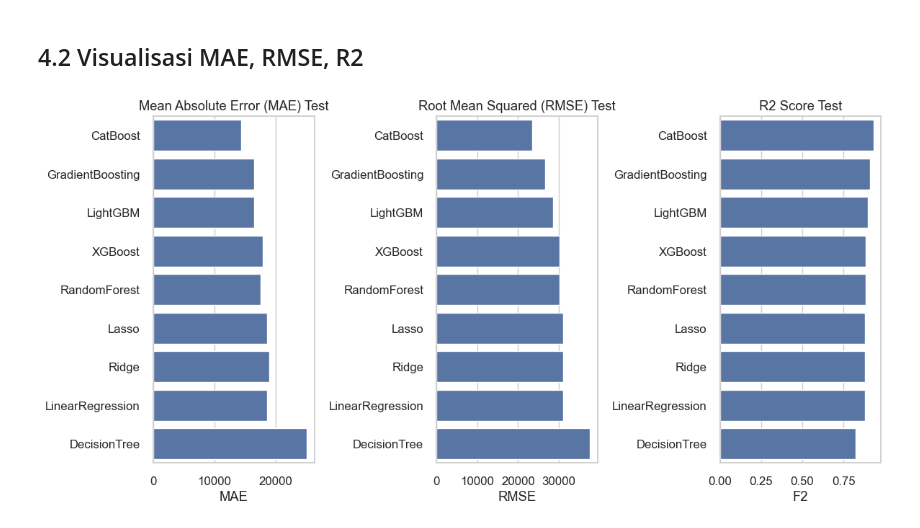
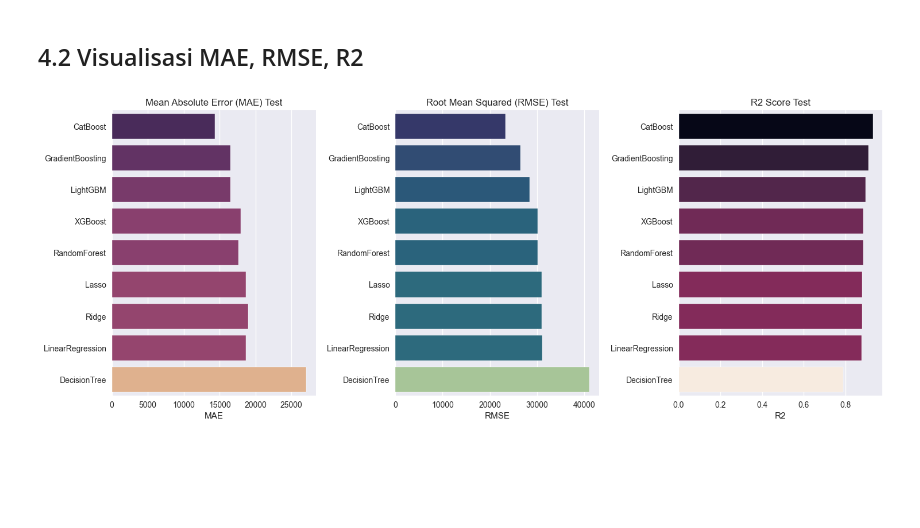
Before and after one commit to SuwandiRamadhan/Bootcamp-AI, a Jupyter notebook: Weekly Assignment 1/Tugas_AmesHousing.ipynb, the cells around one changed output. Drawn from its saved outputs; the diff is of its cells as text; code cells hidden in the pictures; blank space fills up the shorter version.

```diff
--- a/Weekly Assignment 1/Tugas_AmesHousing.ipynb
+++ b/Weekly Assignment 1/Tugas_AmesHousing.ipynb
@@ -732,37 +733,36 @@ print(results_df)
 # %%
 results_filtered = results_df[results_df['R2 Test'] > 0]
 
 # Sort berdasarkan MAE terkecil
 results_df.sort_values(by='MAE Test')
-
-plt.figure(figsize=(12, 6))
-sns.set(style='whitegrid', font_scale=1.1)
+plt.figure(figsize=(15, 6))
 
 # MAE Test
 plt.subplot(131)
-sns.barplot(x='MAE Test', y='Model', data=results_df)
+sns.barplot(x='MAE Test', y='Model', data=results_df, hue='R2 Test', palette='flare')
 plt.title('Mean Absolute Error (MAE) Test')
+plt.legend().set_visible(False)
 plt.xlabel('MAE')
 plt.ylabel('')
 
 
 # RMSE Test
 plt.subplot(132)
-sns.barplot(x='RMSE Test', y='Model', data=results_df)
+sns.barplot(x='RMSE Test', y='Model', data=results_df, hue='R2 Test', palette='crest')
 plt.title('Root Mean Squared (RMSE) Test')
+plt.legend().set_visible(False)
 plt.xlabel('RMSE')
 plt.ylabel('')
 
 
 # R² Test
 plt.subplot(133)
-sns.barplot(x='R2 Test', y='Model', data=results_df)
+sns.barplot(x='R2 Test', y='Model', data=results_df, hue='R2 Test', palette='rocket_r')
 plt.title('R2 Score Test')
-plt.xlabel('F2')
+plt.legend().set_visible(False)
+plt.xlabel('R2')
 plt.ylabel('')
-
-
 plt.tight_layout()
 plt.show()
 # %% [output]
-[figure, old version]
+[figure, new version]
```
Also changed, not shown: parts of 12 cells of this notebook, 5 other files.
